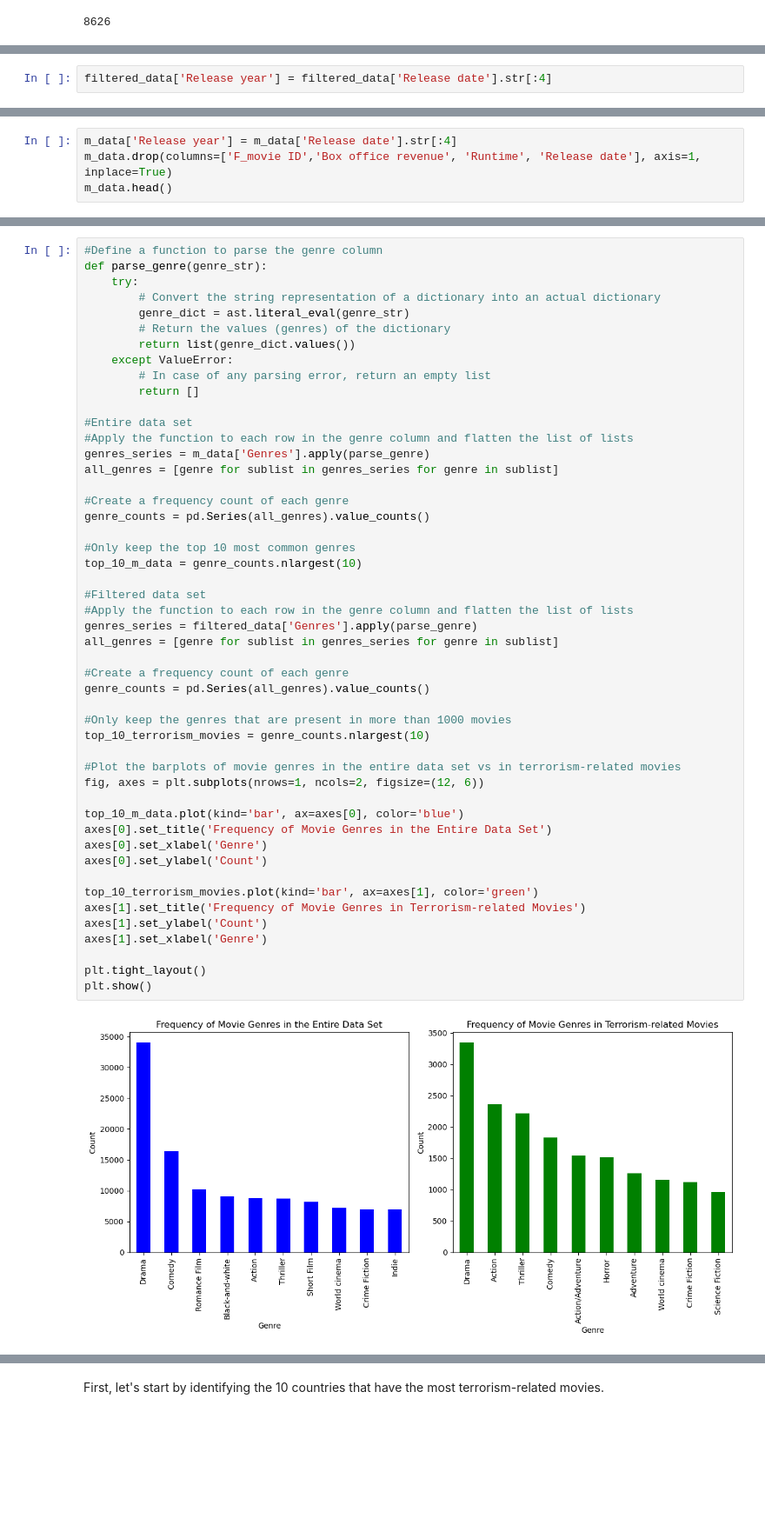
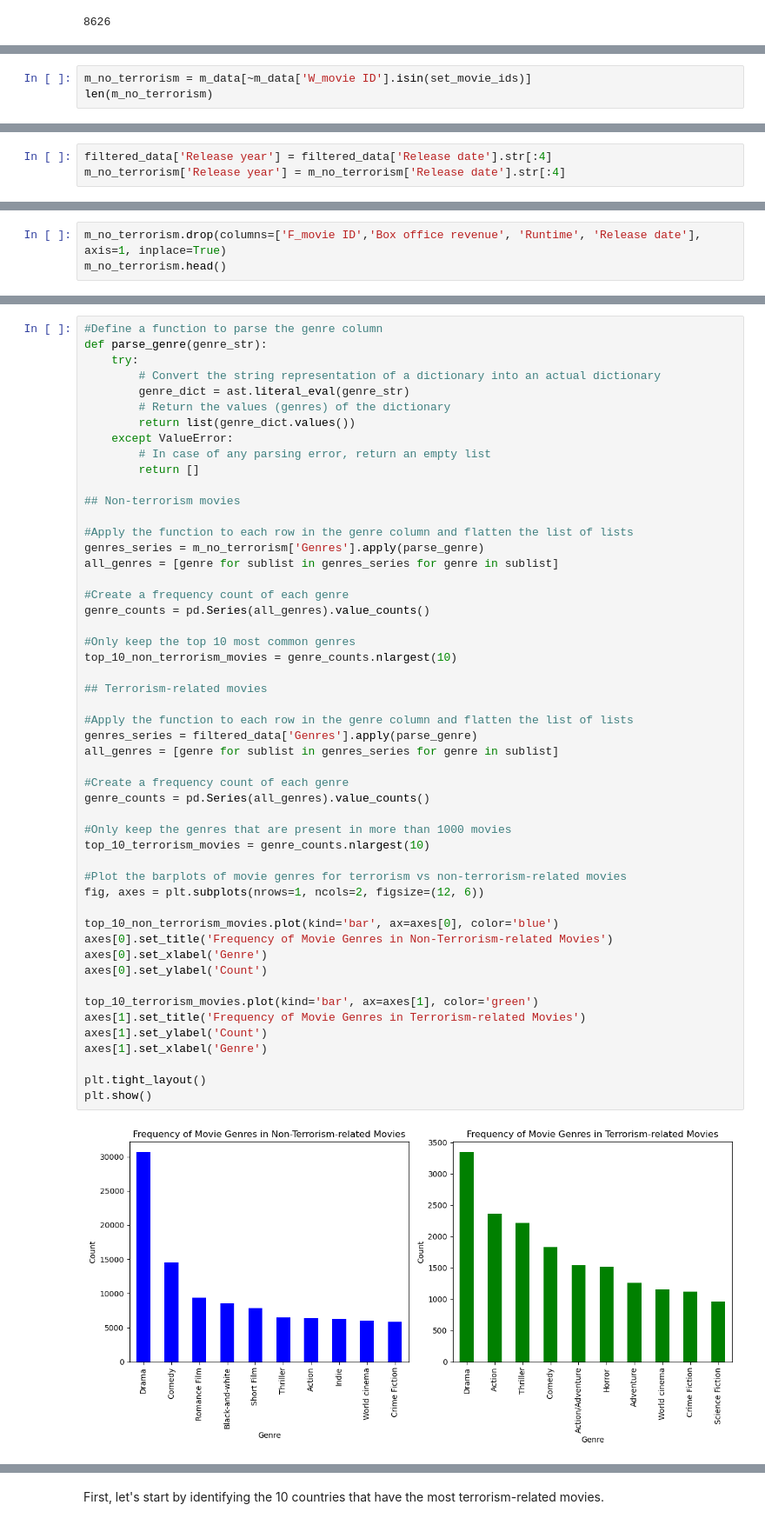
Before and after one commit to epfl-ada/ada-2023-project-boat2023, a Jupyter notebook: terrorism_movies.ipynb, the cells around one changed output, grey strips where cells are left out. Shown at 87% size. Cells and saved outputs as stored; diff of their text form; blank space fills up the shorter version.

```diff
--- a/terrorism_movies.ipynb
+++ b/terrorism_movies.ipynb
@@ -96,0 +95,3 @@ print(len(filtered_data))
+# %%
+m_no_terrorism = m_data[~m_data['W_movie ID'].isin(set_movie_ids)]
+len(m_no_terrorism)
@@ -102,2 +124,3 @@ We don't need the exact release data of each movie. We only keep the release yea
 # %%
 filtered_data['Release year'] = filtered_data['Release date'].str[:4]
+m_no_terrorism['Release year'] = m_no_terrorism['Release date'].str[:4]
@@ -119,5 +148,4 @@ Finally, we remove the useless feature columns in the m_data data frame that con
 # %%
-m_data['Release year'] = m_data['Release date'].str[:4]
-m_data.drop(columns=['F_movie ID','Box office revenue', 'Runtime', 'Release date'], axis=1, inplace=True)
-m_data.head()
+m_no_terrorism.drop(columns=['F_movie ID','Box office revenue', 'Runtime', 'Release date'], axis=1, inplace=True)
+m_no_terrorism.head()
 # %% [output]
@@ -141,45 +173,47 @@ def parse_genre(genre_str):
         # In case of any parsing error, return an empty list
         return []
 
-#Entire data set
+## Non-terrorism movies
+
 #Apply the function to each row in the genre column and flatten the list of lists
-genres_series = m_data['Genres'].apply(parse_genre)
+genres_series = m_no_terrorism['Genres'].apply(parse_genre)
 all_genres = [genre for sublist in genres_series for genre in sublist]
 
 #Create a frequency count of each genre
 genre_counts = pd.Series(all_genres).value_counts()
 
 #Only keep the top 10 most common genres
-top_10_m_data = genre_counts.nlargest(10)
+top_10_non_terrorism_movies = genre_counts.nlargest(10)
 
-#Filtered data set
+## Terrorism-related movies
+
 #Apply the function to each row in the genre column and flatten the list of lists
 genres_series = filtered_data['Genres'].apply(parse_genre)
 all_genres = [genre for sublist in genres_series for genre in sublist]
 
 #Create a frequency count of each genre
 genre_counts = pd.Series(all_genres).value_counts()
 
 #Only keep the genres that are present in more than 1000 movies
 top_10_terrorism_movies = genre_counts.nlargest(10)
 
-#Plot the barplots of movie genres in the entire data set vs in terrorism-related movies
+#Plot the barplots of movie genres for terrorism vs non-terrorism-related movies
 fig, axes = plt.subplots(nrows=1, ncols=2, figsize=(12, 6))
 
-top_10_m_data.plot(kind='bar', ax=axes[0], color='blue')
-axes[0].set_title('Frequency of Movie Genres in the Entire Data Set')
+top_10_non_terrorism_movies.plot(kind='bar', ax=axes[0], color='blue')
+axes[0].set_title('Frequency of Movie Genres in Non-Terrorism-related Movies')
 axes[0].set_xlabel('Genre')
 axes[0].set_ylabel('Count')
 
 top_10_terrorism_movies.plot(kind='bar', ax=axes[1], color='green')
 axes[1].set_title('Frequency of Movie Genres in Terrorism-related Movies')
 axes[1].set_ylabel('Count')
 axes[1].set_xlabel('Genre')
 
 plt.tight_layout()
 plt.show()
 # %% [output]
-[figure, old version]
+[figure, new version]
 # %% [markdown]
 ## Heatmap of genres of terrorism movies between different countries
 
```
Also changed, not shown: parts of 34 cells of this notebook, 8 other files.
